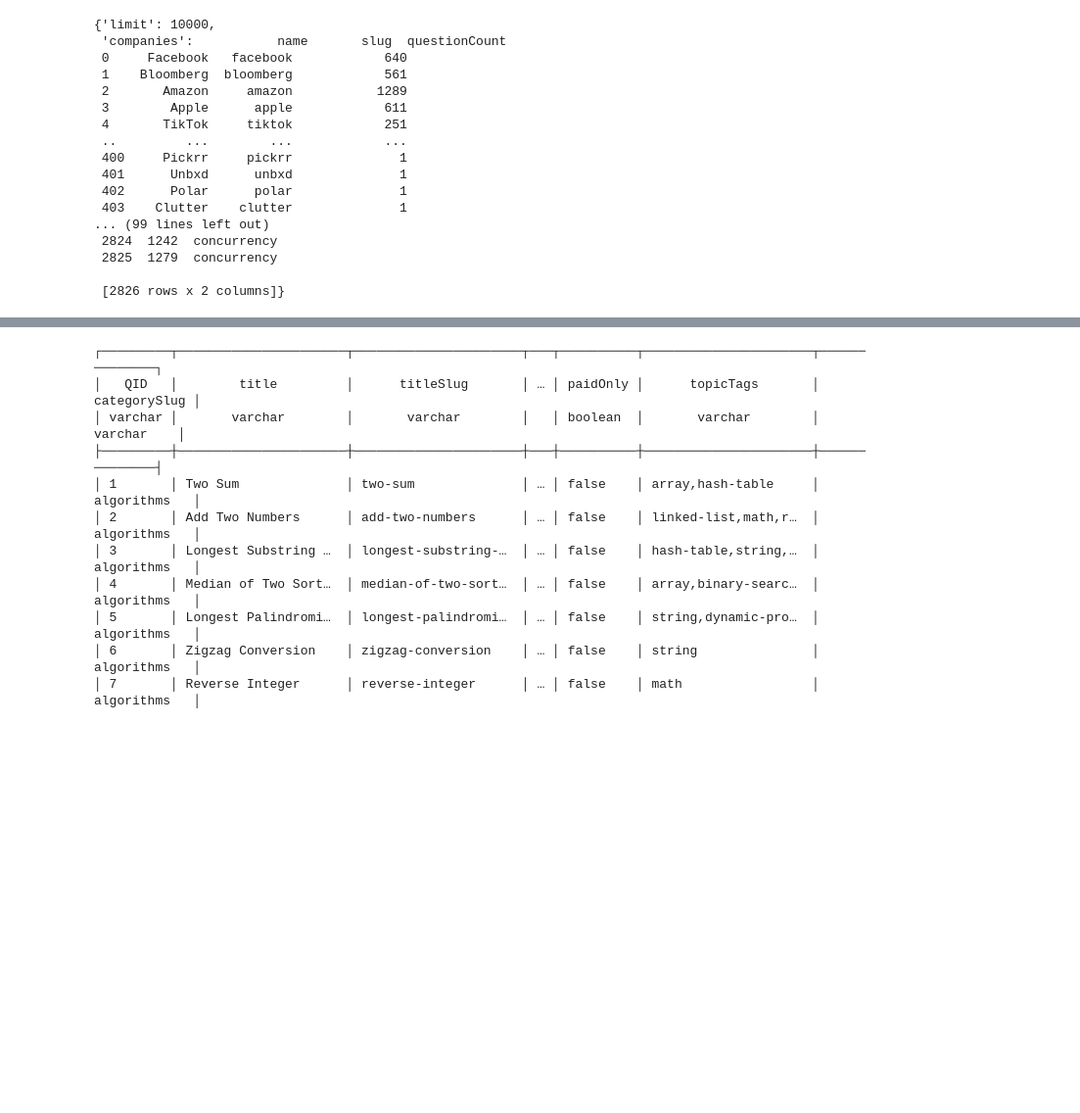
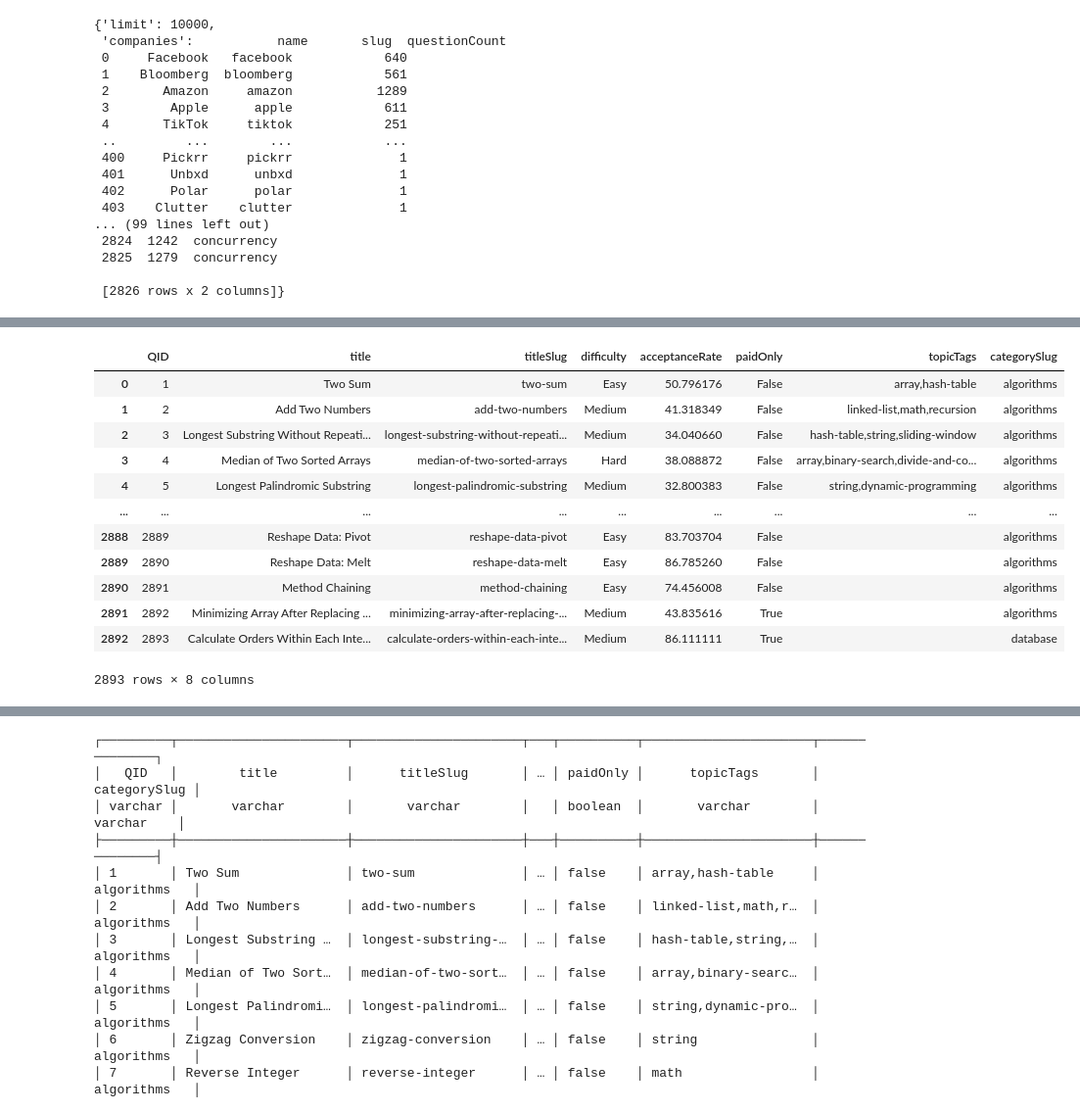
Before and after one commit to FMurray/toy-problems, a Jupyter notebook: scratch.ipynb, the cells around one changed output, grey strips where cells are left out. Shown at 98% size. Drawn from its saved outputs; the diff is of its cells as text; code cells hidden in the pictures; blank space fills up the shorter version.

```diff
--- a/scratch.ipynb
+++ b/scratch.ipynb
@@ -37,0 +101,16 @@ con = duckdb.connect('questions.db')
+# %%
+ls.questions
+# %% [output]
+|  | QID | title | titleSlug | difficulty | acceptanceRate | paidOnly | topicTags | categorySlug |
+| 0 | 1 | Two Sum | two-sum | Easy | 50.796176 | False | array,hash-table | algorithms |
+| 1 | 2 | Add Two Numbers | add-two-numbers | Medium | 41.318349 | False | linked-list,math,recursion | algorithms |
+| 2 | 3 | Longest Substring Without Repeati... | longest-substring-without-repeati... | Medium | 34.040660 | False | hash-table,string,sliding-window | algorithms |
+| 3 | 4 | Median of Two Sorted Arrays | median-of-two-sorted-arrays | Hard | 38.088872 | False | array,binary-search,divide-and-co... | algorithms |
+| 4 | 5 | Longest Palindromic Substring | longest-palindromic-substring | Medium | 32.800383 | False | string,dynamic-programming | algorithms |
+| ... | ... | ... | ... | ... | ... | ... | ... | ... |
+| 2888 | 2889 | Reshape Data: Pivot | reshape-data-pivot | Easy | 83.703704 | False |  | algorithms |
+| 2889 | 2890 | Reshape Data: Melt | reshape-data-melt | Easy | 86.785260 | False |  | algorithms |
+| 2890 | 2891 | Method Chaining | method-chaining | Easy | 74.456008 | False |  | algorithms |
+| 2891 | 2892 | Minimizing Array After Replacing ... | minimizing-array-after-replacing-... | Medium | 43.835616 | True |  | algorithms |
+| 2892 | 2893 | Calculate Orders Within Each Inte... | calculate-orders-within-each-inte... | Medium | 86.111111 | True |  | database |
+2893 rows × 8 columns
```
Also changed, not shown: parts of 29 cells of this notebook, 38 other files.
